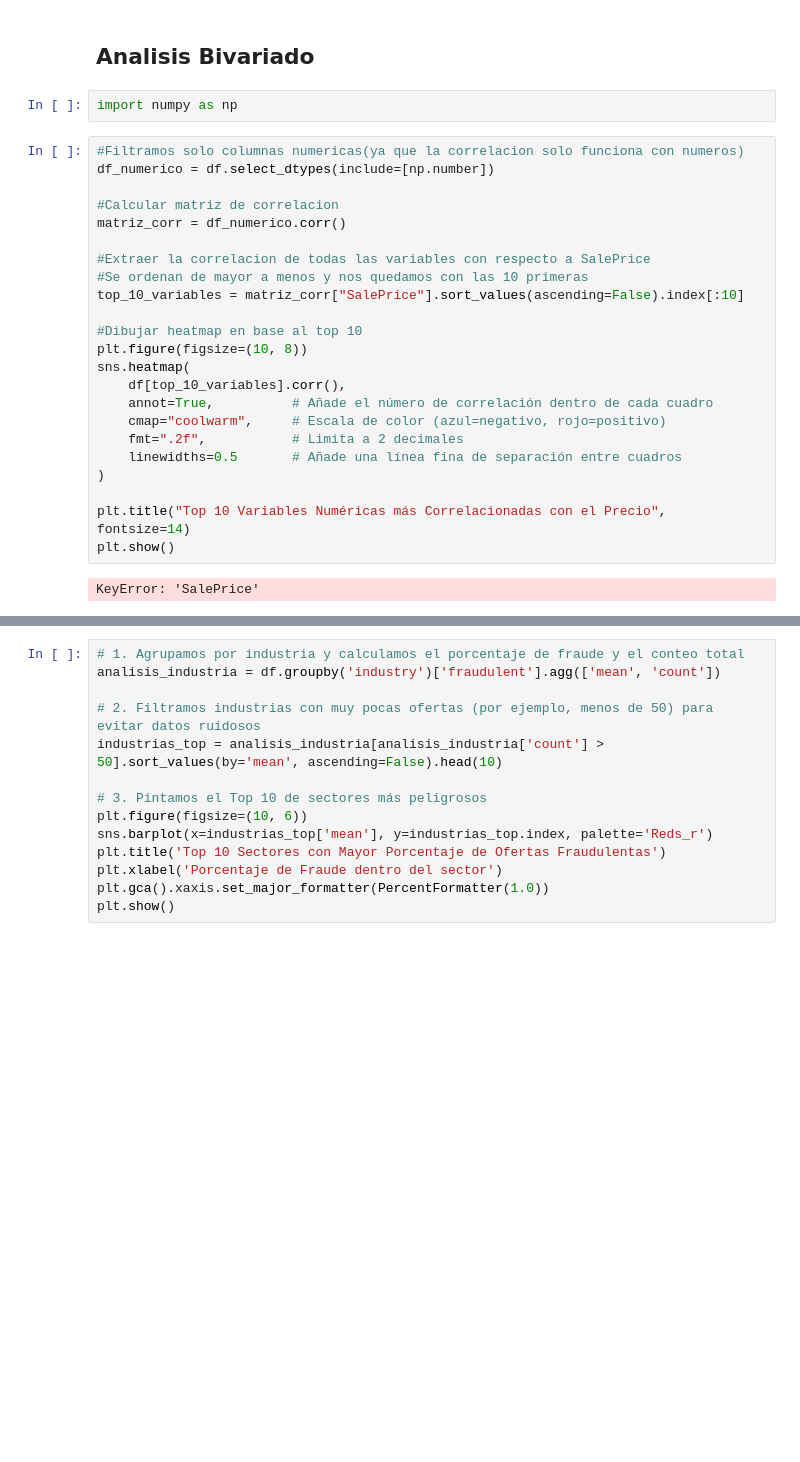
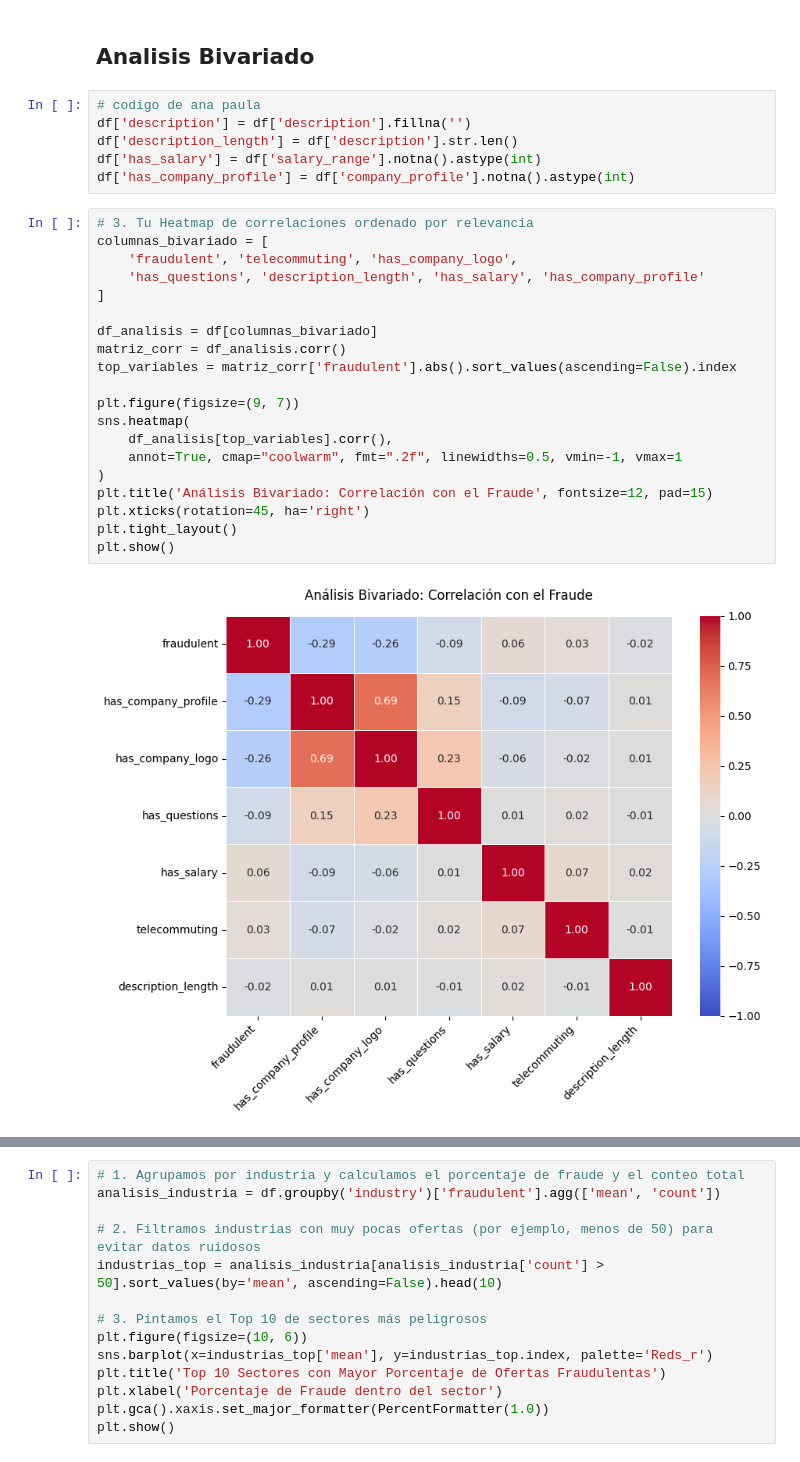
Before and after one commit to Bootcamp-DA-P2/proyecto8-problemaclasificacion-grupo5, a Jupyter notebook: 2.ipynb, the cells around one changed output, grey strips where cells are left out. Drawn from its saved outputs; the diff is of its cells as text; blank space fills up the shorter version.

```diff
--- a/2.ipynb
+++ b/2.ipynb
@@ -123,31 +109,32 @@ Tras analizar de forma individual las variables clave de nuestro dataset de ofer
 * **Hallazgo:** El dataset presenta graves ausencias de información en columnas críticas. La variable `salary_range` (rango salarial) es la que acumula el mayor volumen de nulos con diferencia, seguida por `department`. Otras variables como `required_education` e `industry` también muestran pérdidas notables de datos.
 # %% [markdown]
 ## Analisis Bivariado
-# %%
-import numpy as np
+# %%
+# codigo de ana paula
+df['description'] = df['description'].fillna('')
+df['description_length'] = df['description'].str.len()
+df['has_salary'] = df['salary_range'].notna().astype(int)
+df['has_company_profile'] = df['company_profile'].notna().astype(int)
 # %%
-#Filtramos solo columnas numericas(ya que la correlacion solo funciona con numeros)
-df_numerico = df.select_dtypes(include=[np.number])
+# 3. Tu Heatmap de correlaciones ordenado por relevancia
+columnas_bivariado = [
+    'fraudulent', 'telecommuting', 'has_company_logo',
+    'has_questions', 'description_length', 'has_salary', 'has_company_profile'
+]
 
-#Calcular matriz de correlacion
-matriz_corr = df_numerico.corr()
+df_analisis = df[columnas_bivariado]
+matriz_corr = df_analisis.corr()
+top_variables = matriz_corr['fraudulent'].abs().sort_values(ascending=False).index
 
-#Extraer la correlacion de todas las variables con respecto a SalePrice
-#Se ordenan de mayor a menos y nos quedamos con las 10 primeras
-top_10_variables = matriz_corr["SalePrice"].sort_values(ascending=False).index[:10]
-
-#Dibujar heatmap en base al top 10
-plt.figure(figsize=(10, 8))
+plt.figure(figsize=(9, 7))
 sns.heatmap(
-    df[top_10_variables].corr(),
-    annot=True,          # Añade el número de correlación dentro de cada cuadro
-    cmap="coolwarm",     # Escala de color (azul=negativo, rojo=positivo)
-    fmt=".2f",           # Limita a 2 decimales
-    linewidths=0.5       # Añade una línea fina de separación entre cuadros
+    df_analisis[top_variables].corr(),
+    annot=True, cmap="coolwarm", fmt=".2f", linewidths=0.5, vmin=-1, vmax=1
 )
-
-plt.title("Top 10 Variables Numéricas más Correlacionadas con el Precio", fontsize=14)
+plt.title('Análisis Bivariado: Correlación con el Fraude', fontsize=12, pad=15)
+plt.xticks(rotation=45, ha='right')
+plt.tight_layout()
 plt.show()
 # %% [output]
-KeyError: 'SalePrice'
+[figure, added]
 # %%
```
Also changed, not shown: parts of 8 cells of this notebook.
